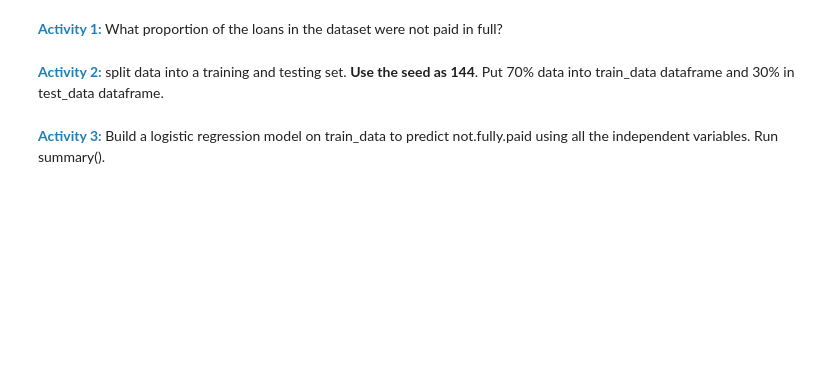
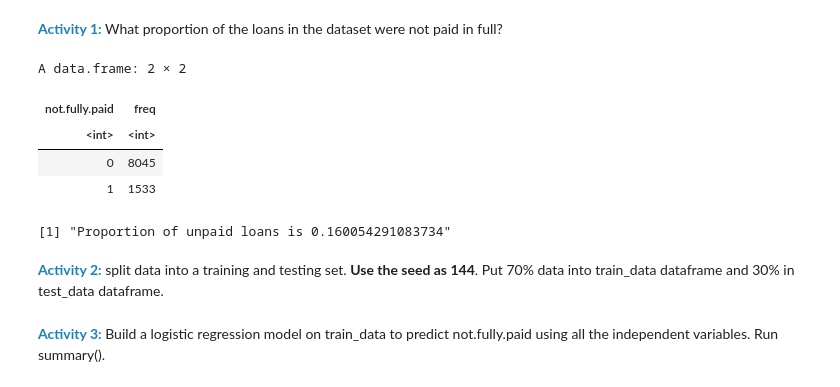
Before and after one commit to SteeltownRiot/DSA, a Jupyter notebook: DSA-7020 Stats for Data Analysis/Module 5 - Regression/Exercises/Exercises_Logistic_Regression.ipynb, the cells around one changed output. Saved outputs shown, nothing was run; the diff lists cells and outputs as text; code cells hidden in the pictures; blank space fills up the shorter version.

```diff
--- a/DSA-7020 Stats for Data Analysis/Module 5 - Regression/Exercises/Exercises_Logistic_Regression.ipynb
+++ b/DSA-7020 Stats for Data Analysis/Module 5 - Regression/Exercises/Exercises_Logistic_Regression.ipynb
@@ -13,5 +29,16 @@ str(loans_data)
 <span style="color:#1d80ba; font-size:14px; font-weight:700">Activity 1:</span> What proportion of the loans in the dataset were not paid in full?
 # %%
 # Your code for activity 1 goes here..
+library(plyr)
+freq = count(loans_data,'not.fully.paid')
+freq
+paste("Proportion of unpaid loans is", 1533/(1533+8045))
+# %% [output]
+A data.frame: 2 × 2
+| not.fully.paid | freq |
+| <int> | <int> |
+| 0 | 8045 |
+| 1 | 1533 |
+[1] "Proportion of unpaid loans is 0.160054291083734"
 # %% [markdown]
 <span style="color:#1d80ba; font-size:14px; font-weight:700">Activity 2:</span> split data into a training and testing set. **Use the seed as 144**. Put 70% data into train_data dataframe and 30% in test_data dataframe.
```
Also changed, not shown: parts of 12 cells of this notebook.
